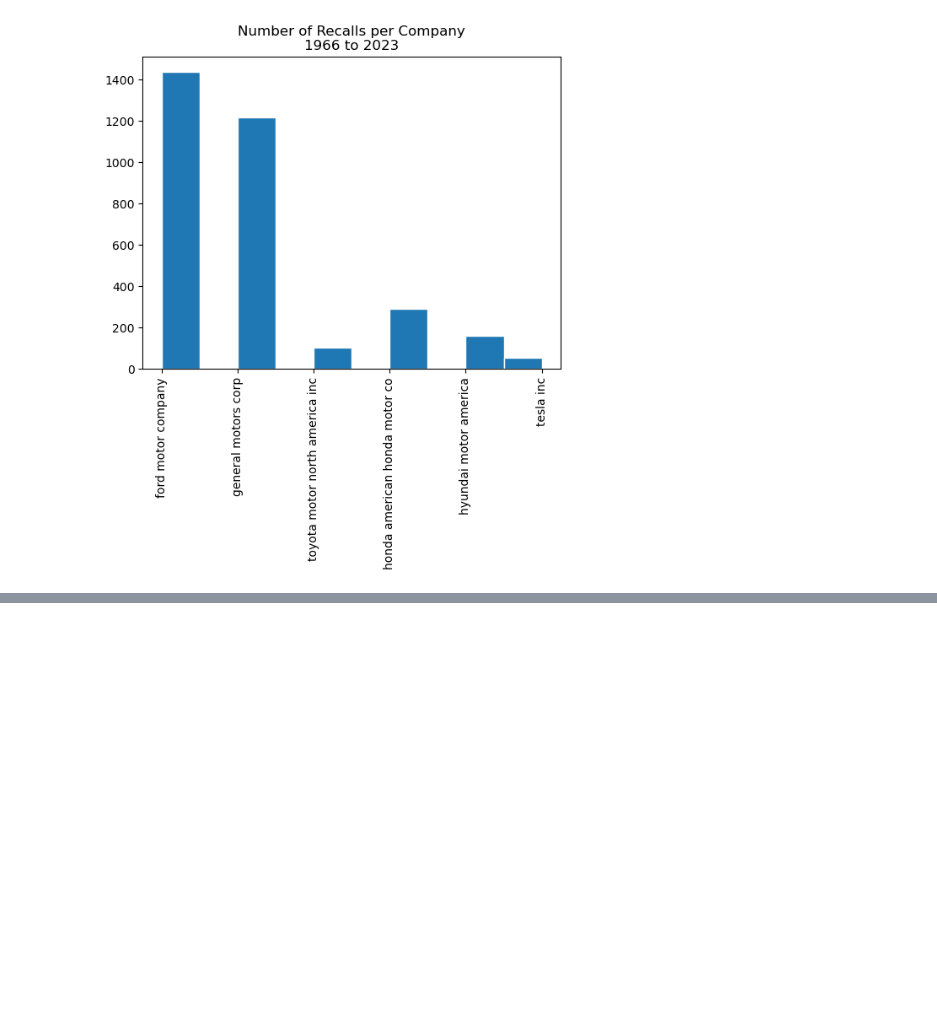
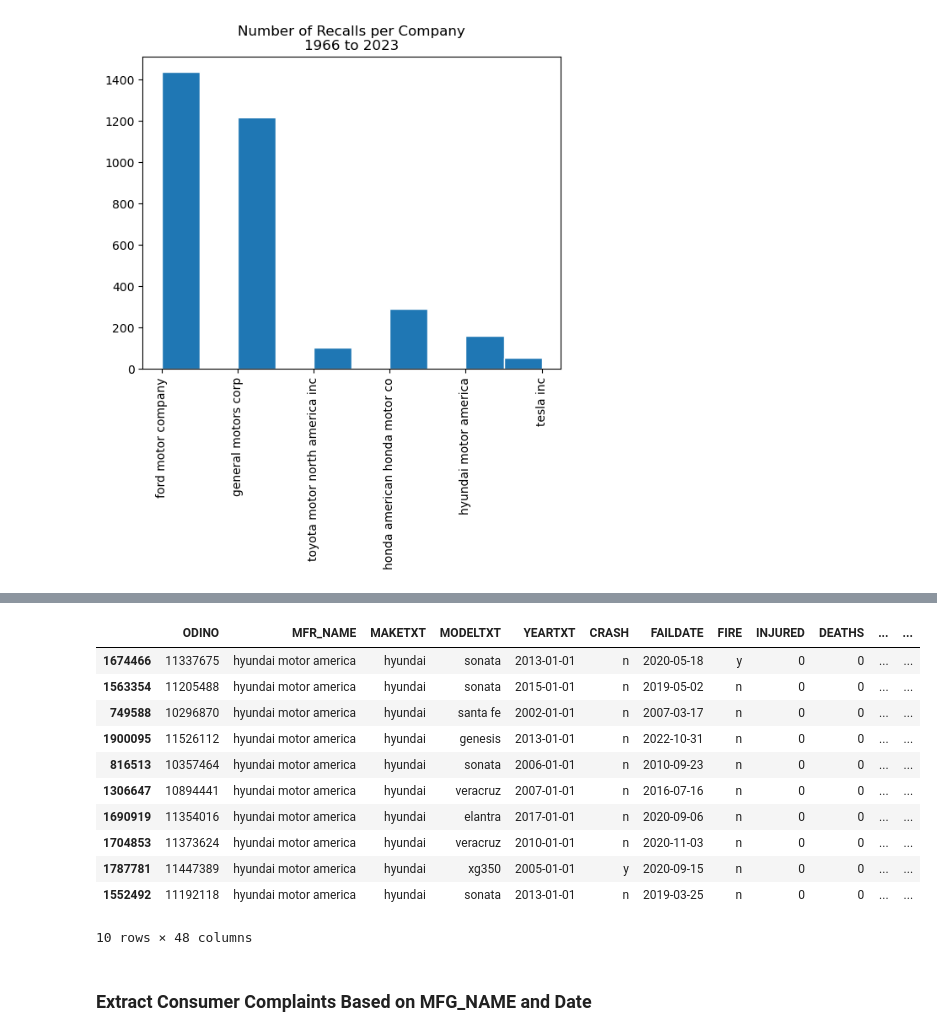
Before and after one commit to prithvidasgupta/si671, a Jupyter notebook: pm_nb.ipynb, the cells around one changed output, grey strips where cells are left out. Drawn from its saved outputs; the diff is of its cells as text; code cells hidden in the pictures; blank space fills up the shorter version.

Commit message:
Filter customer complaint data for select mfr

```diff
--- a/pm_nb.ipynb
+++ b/pm_nb.ipynb
@@ -285,0 +390,3 @@ plt.show()
+# %%
+cmplt.loc[:, "PURCH_DT"] = pd.to_datetime(cmplt["PURCH_DT"], format="%Y%m%d", errors="coerce")
+cmplt["PURCH_DT"].sample(25)
@@ -285,0 +411,3 @@ plt.show()
+# %%
+cmplt.loc[:, "MANUF_DT"] = pd.to_datetime(cmplt["MANUF_DT"], format="%Y%m%d", errors="coerce")
+cmplt["MANUF_DT"].sample(25)
@@ -293,0 +584,3 @@ plt.show()
+# %%
+hyundai = cmplt.query('MFR_NAME.str.contains("hyundai", case=False, na=False)')
+hyundai.loc[hyundai["MFR_NAME"].duplicated() == False, "MFR_NAME"].tolist()
@@ -293,0 +603,26 @@ plt.show()
+# %%
+# Standardize MFR_NAME
+gm.loc[:, "MFR_NAME"] = "general motors corp"
+toyota = toy[toy["MFR_NAME"] != "toyota motor engineering  manufacturing"]
+hyundai = hyundai[
+    hyundai["MFR_NAME"].isin(
+        ["hyundai truck service", "hyundai caribbeanpuerto rico", "hyundai translead"]
+    ) == False
+]
+# %%
+hyundai.sample(10)
+# %% [output]
+|  | ODINO | MFR_NAME | MAKETXT | MODELTXT | YEARTXT | CRASH | FAILDATE | FIRE | INJURED | DEATHS | ... | ... |
+| 1674466 | 11337675 | hyundai motor america | hyundai | sonata | 2013-01-01 | n | 2020-05-18 | y | 0 | 0 | ... | ... |
+| 1563354 | 11205488 | hyundai motor america | hyundai | sonata | 2015-01-01 | n | 2019-05-02 | n | 0 | 0 | ... | ... |
+| 749588 | 10296870 | hyundai motor america | hyundai | santa fe | 2002-01-01 | n | 2007-03-17 | n | 0 | 0 | ... | ... |
+| 1900095 | 11526112 | hyundai motor america | hyundai | genesis | 2013-01-01 | n | 2022-10-31 | n | 0 | 0 | ... | ... |
+| 816513 | 10357464 | hyundai motor america | hyundai | sonata | 2006-01-01 | n | 2010-09-23 | n | 0 | 0 | ... | ... |
+| 1306647 | 10894441 | hyundai motor america | hyundai | veracruz | 2007-01-01 | n | 2016-07-16 | n | 0 | 0 | ... | ... |
+| 1690919 | 11354016 | hyundai motor america | hyundai | elantra | 2017-01-01 | n | 2020-09-06 | n | 0 | 0 | ... | ... |
+| 1704853 | 11373624 | hyundai motor america | hyundai | veracruz | 2010-01-01 | n | 2020-11-03 | n | 0 | 0 | ... | ... |
+| 1787781 | 11447389 | hyundai motor america | hyundai | xg350 | 2005-01-01 | y | 2020-09-15 | n | 0 | 0 | ... | ... |
+| 1552492 | 11192118 | hyundai motor america | hyundai | sonata | 2013-01-01 | n | 2019-03-25 | n | 0 | 0 | ... | ... |
+10 rows × 48 columns
+# %% [markdown]
+### Extract Consumer Complaints Based on MFG_NAME and Date
```
Also changed, not shown: parts of 38 cells of this notebook, 3 other files.
